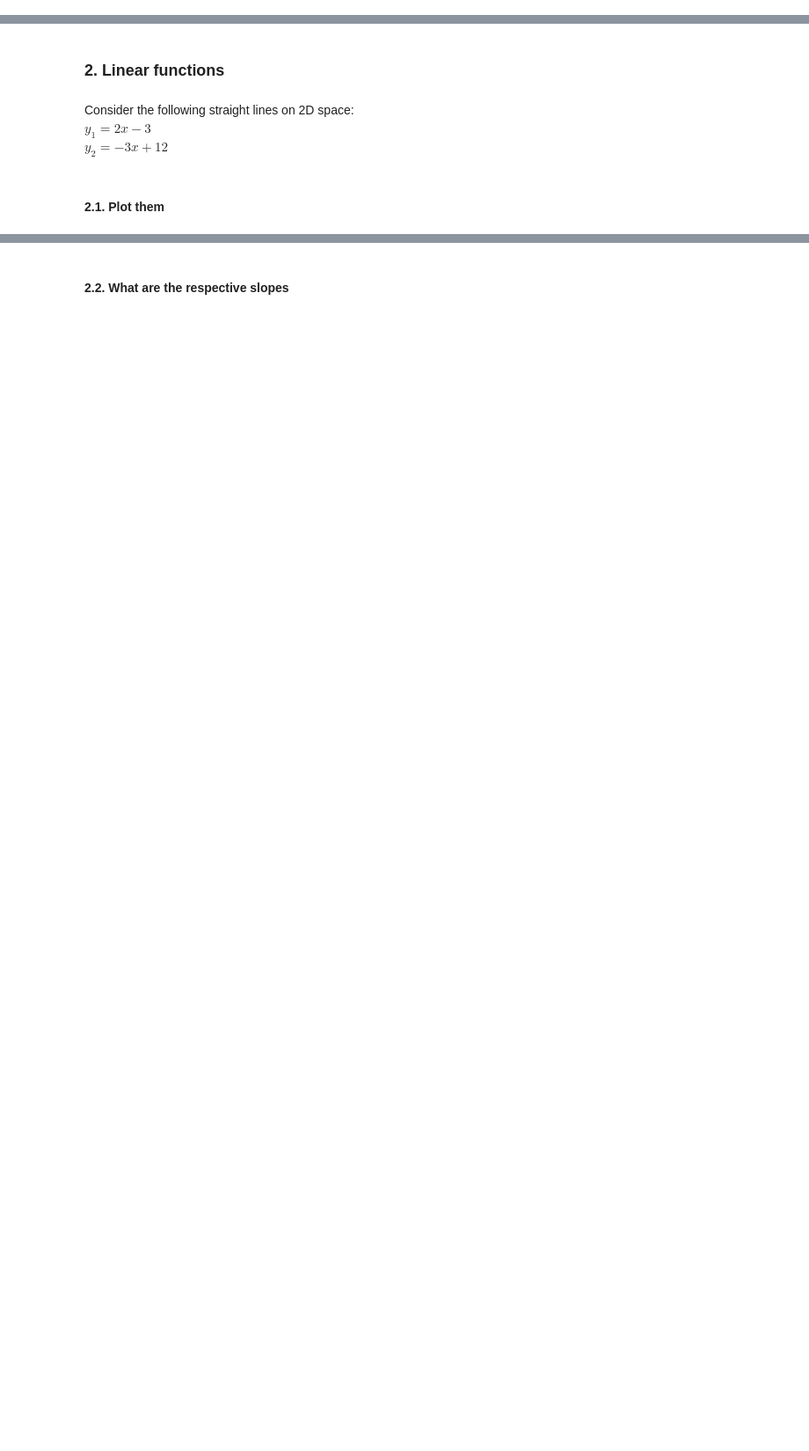
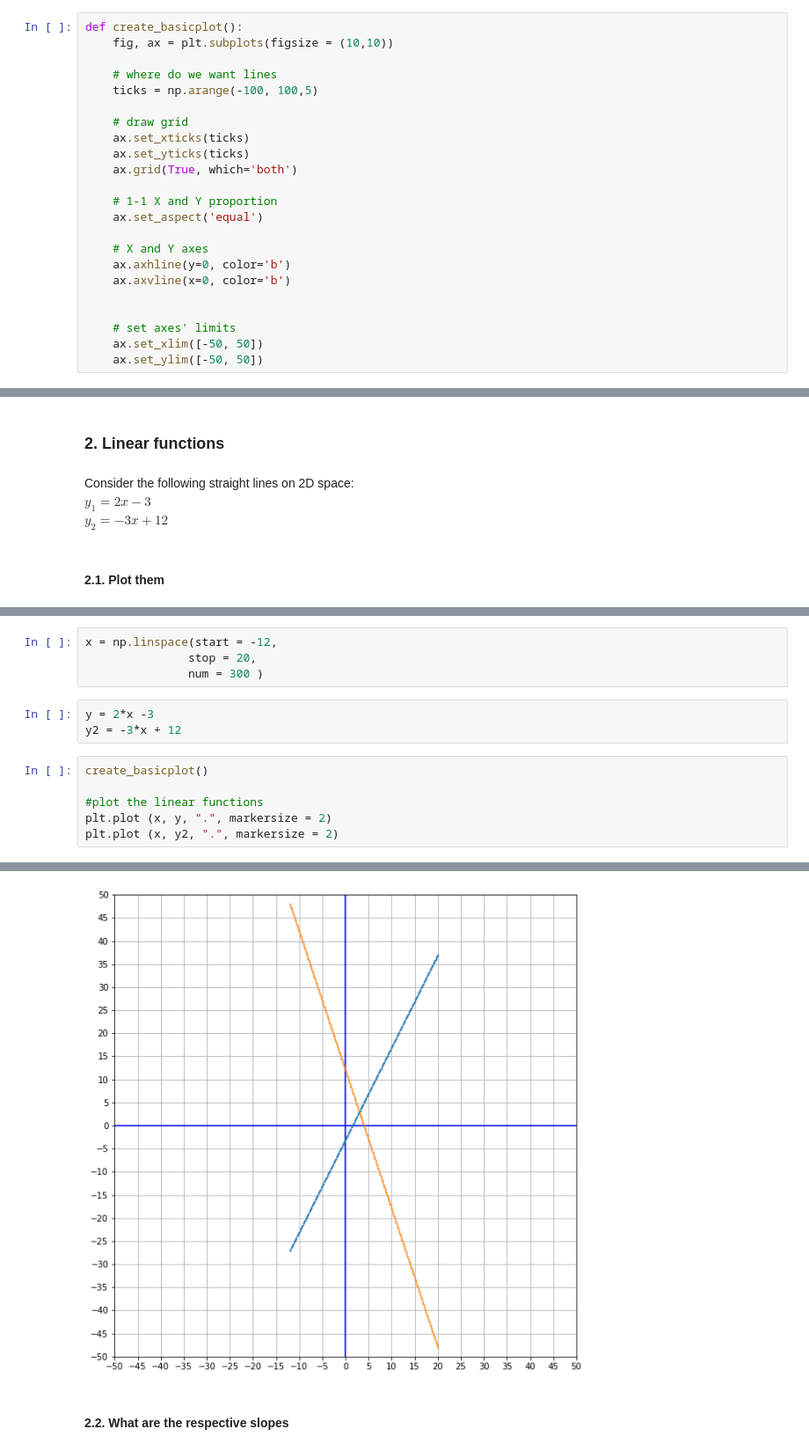
Before and after one commit to Ironhack-Data-Madrid-Enero-2021/lab-math-refresher, a Jupyter notebook: your-code/main.ipynb, the cells around one changed output, grey strips where cells are left out. Shown: that part at 88% size. Saved outputs shown, nothing was run; the diff lists cells and outputs as text; blank space fills up the shorter version.

```diff
--- a/your-code/main.ipynb
+++ b/your-code/main.ipynb
@@ -3,3 +7,26 @@
+# %%
+def create_basicplot():
+    fig, ax = plt.subplots(figsize = (10,10))
+
+    # where do we want lines
+    ticks = np.arange(-100, 100,5)
+
+    # draw grid
+    ax.set_xticks(ticks)
+    ax.set_yticks(ticks)
+    ax.grid(True, which='both')
+
+    # 1-1 X and Y proportion
+    ax.set_aspect('equal')
+
+    # X and Y axes
+    ax.axhline(y=0, color='b')
+    ax.axvline(x=0, color='b')
+
+
+    # set axes' limits
+    ax.set_xlim([-50, 50])
+    ax.set_ylim([-50, 50])
 # %% [markdown]
 ### 1. Euclidean plane
 # %% [markdown]
@@ -25,0 +99,14 @@ $y_2=-3x+12$
+# %%
+x = np.linspace(start = -12,
+               stop = 20,
+               num = 300 )
+# %%
+y = 2*x -3
+y2 = -3*x + 12
+# %%
+create_basicplot()
+
+#plot the linear functions
+plt.plot (x, y, ".", markersize = 2)
+plt.plot (x, y2, ".", markersize = 2)
+# %% [output]
@@ -26,2 +114,3 @@ $y_2=-3x+12$
+[figure, added]
 # %% [markdown]
 #### 2.2. What are the respective slopes
```
Also changed, not shown: parts of 49 cells of this notebook.
